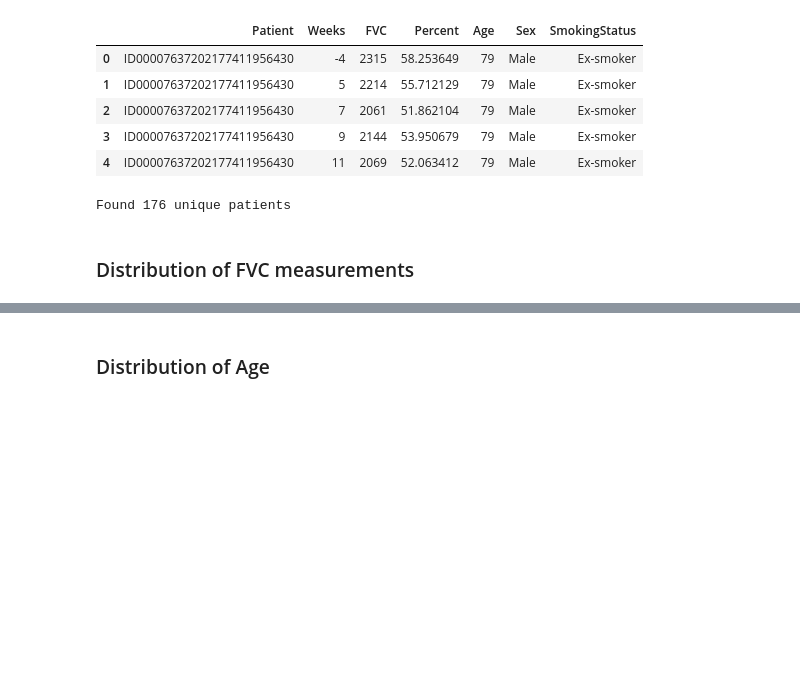
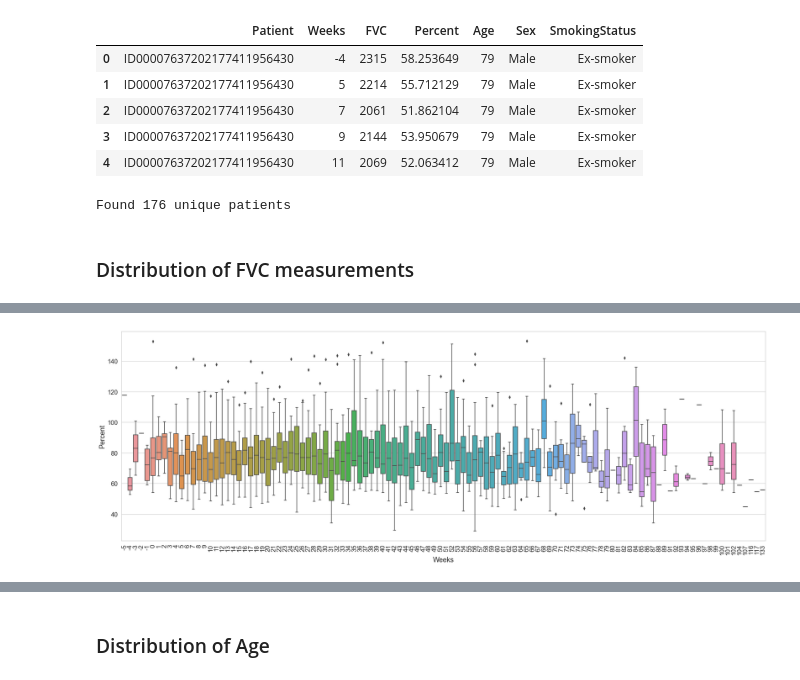
Before and after one commit to vdegenova/osic_kaggle, a Jupyter notebook: OSIC EDA.ipynb, the cells around one changed output, grey strips where cells are left out. Cells and saved outputs as stored; diff of their text form; code cells hidden in the pictures; blank space fills up the shorter version.

```diff
--- a/OSIC EDA.ipynb
+++ b/OSIC EDA.ipynb
@@ -47,0 +53,7 @@ sns.distplot(train_df['FVC']);
+# %%
+with sns.plotting_context("notebook",font_scale=1.5):
+    fig, ax = plt.subplots(figsize=(30, 10))
+    sns.boxplot(data=train_df, x='Weeks', y='Percent', ax=ax);
+    plt.xticks(rotation=90);
+# %% [output]
+[figure, added]
```
Also changed, not shown: parts of 6 cells of this notebook.
